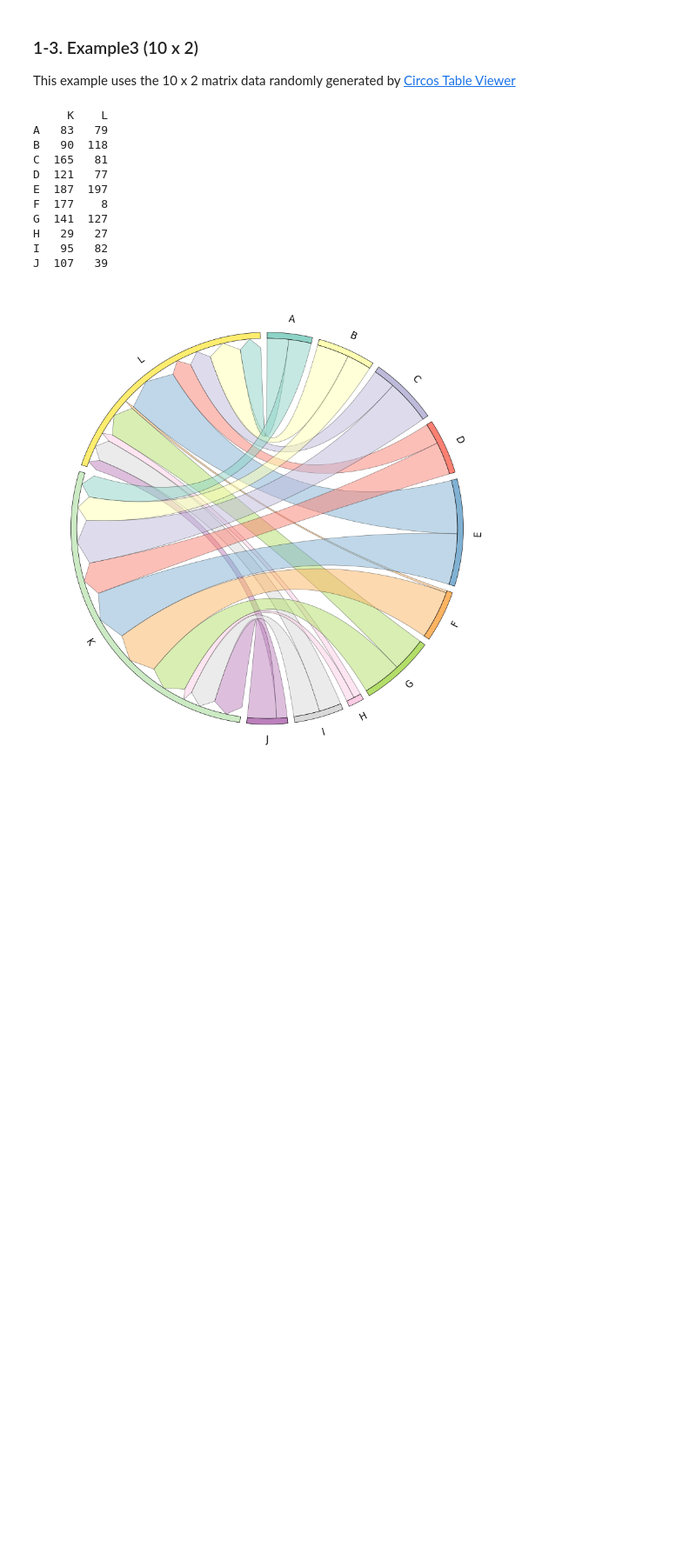
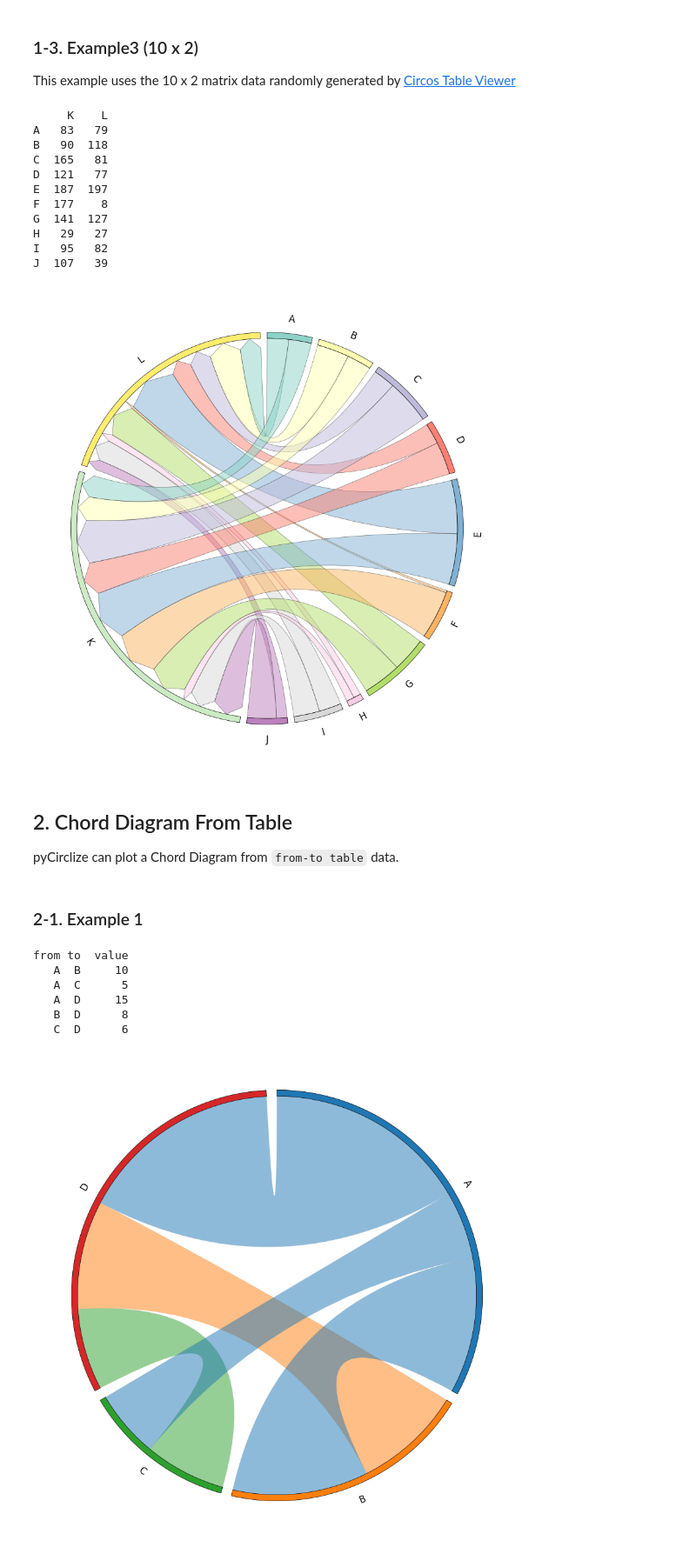
Before and after one commit to moshi4/pyCirclize, a Jupyter notebook: docs/chord_diagram.ipynb, the cells around one changed output. Shown at 87% size. Cells and saved outputs as stored; diff of their text form; code cells hidden in the pictures; blank space fills up the shorter version.

Commit message:
Update chord diagram docs

```diff
--- a/docs/chord_diagram.ipynb
+++ b/docs/chord_diagram.ipynb
@@ -96,7 +96,7 @@ for sector in circos.sectors:
     track.axis(fc=color)
     track.text(sector.name, color="white", size=12)
     # Plot xticks
-    track.xticks_by_interval(500, label_formatter=lambda v: f"{v:.0f}")
+    track.xticks_by_interval(500)
     track.xticks_by_interval(100, tick_length=1, show_label=False)
 
 # Plot links
@@ -182,3 +182,57 @@ H   29   27
 I   95   82
 J  107   39
 [figure]
+# %% [markdown]
+## 2. Chord Diagram From Table
+
+pyCirclize can plot a Chord Diagram from `from-to table` data.
+# %% [markdown]
+### 2-1. Example 1
+# %%
+from pycirclize import Circos
+from pycirclize.parser import Matrix
+from pycirclize.utils import ColorCycler
+import pandas as pd
+
+# Create from-to table dataframe & convert to matrix
+fromto_table_df = pd.DataFrame(
+    [
+        ["A", "B", 10],
+        ["A", "C", 5],
+        ["A", "D", 15],
+        ["B", "D", 8],
+        ["C", "D", 6],
+    ],
+    columns=["from", "to", "value"],  # Column name is optional
+)
+matrix = Matrix.parse_fromto_table(fromto_table_df)
+
+# Get tab10 colormap dict
+ColorCycler.set_cmap("tab10")
+name2color = {name: ColorCycler() for name in matrix.all_names}
+
+# Initialize circos sectors
+circos = Circos(matrix.to_sectors(), space=3)
+for sector in circos.sectors:
+    # Plot data axis & text
+    track = sector.add_track((97, 100))
+    color = name2color[sector.name]
+    track.axis(fc=color)
+    sector.text(sector.name, size=12)
+
+# Plot links
+for link in matrix.to_links():
+    row_name = link[0][0]
+    color = name2color[row_name]
+    circos.link(*link, fc=color)
+
+print(fromto_table_df.to_string(index=False))
+fig = circos.plotfig()
+# %% [output]
+from to  value
+   A  B     10
+   A  C      5
+   A  D     15
+   B  D      8
+   C  D      6
+[figure, added]
```
Also changed, not shown: parts of 3 cells of this notebook.
